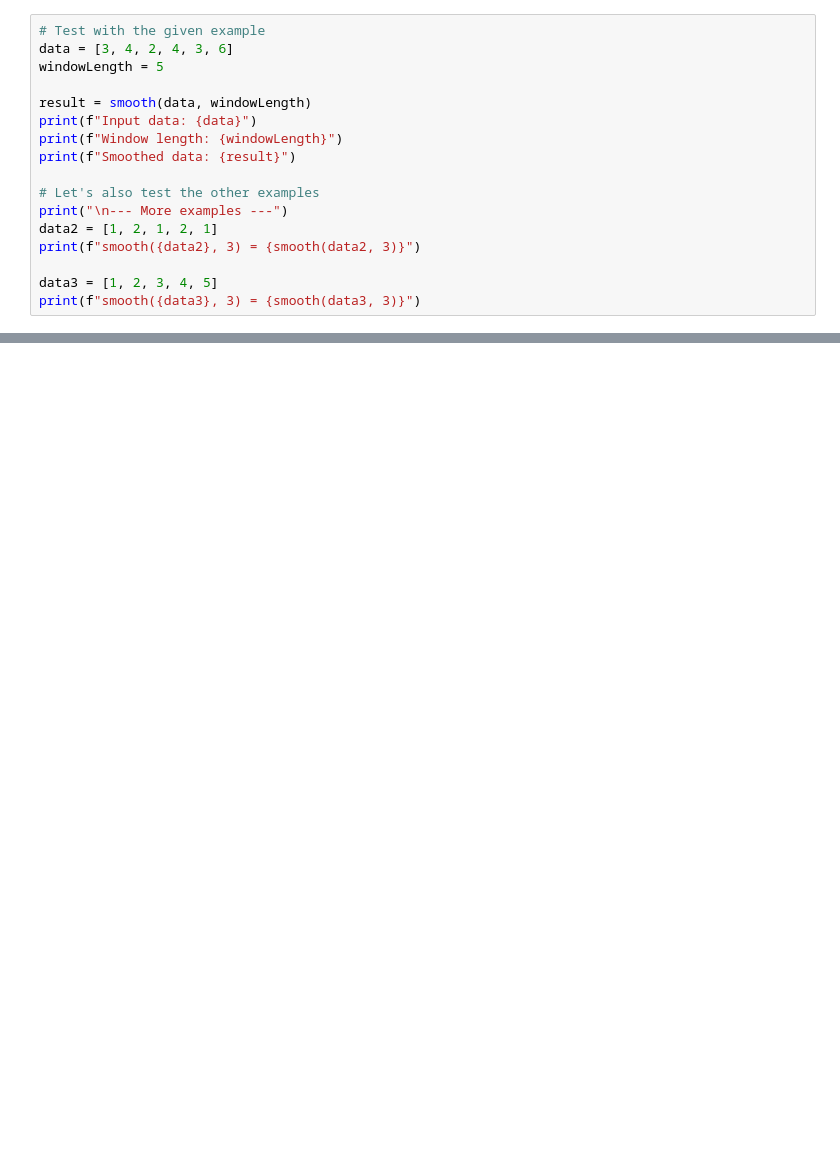
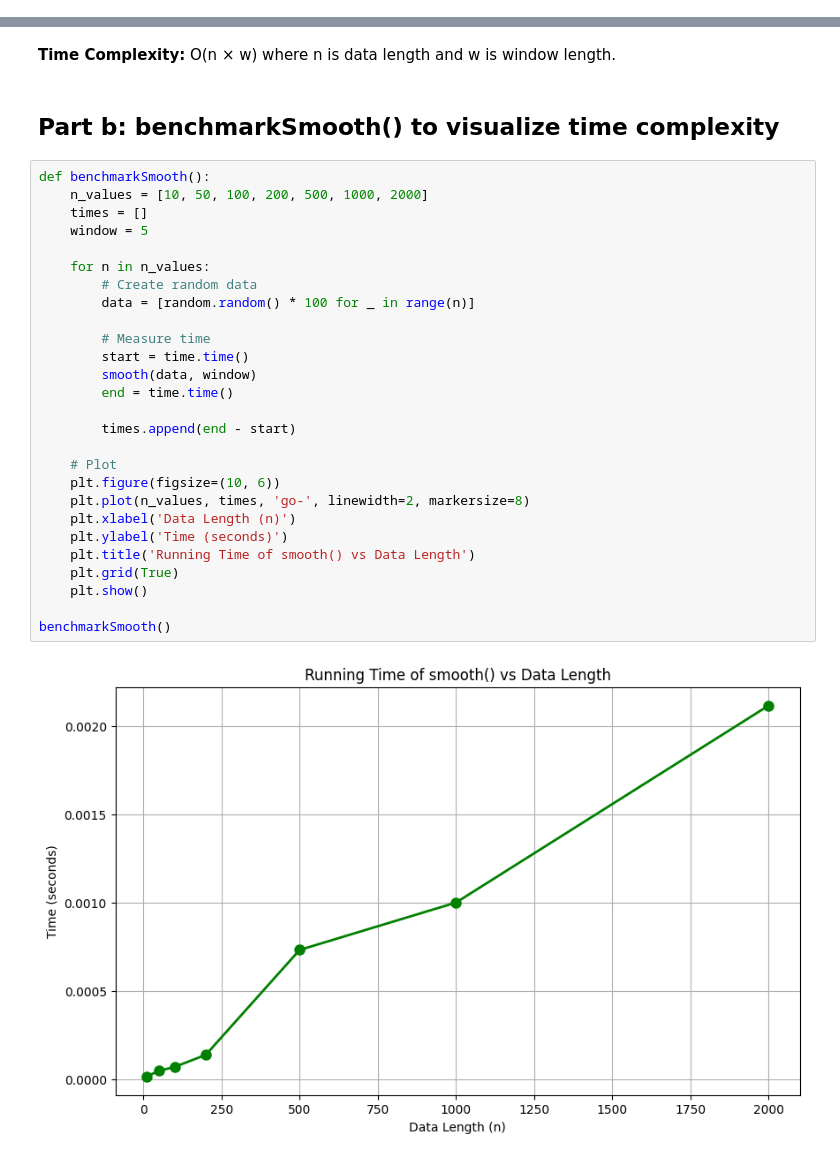
Before and after one commit to Ngozi-uzor/CALIFORNIA-TEST-SCORES-Complete-Statistical-Inference-Project, a Jupyter notebook: Assignment1_Solutions.ipynb, the cells around one changed output, grey strips where cells are left out. Saved outputs shown, nothing was run; the diff lists cells and outputs as text; blank space fills up the shorter version.

```diff
--- a/Assignment1_Solutions.ipynb
+++ b/Assignment1_Solutions.ipynb
@@ -290,17 +2,0 @@ Wait, the expected output shows 4.0 for position 5. Let me reconsider the window
-# %%
-# Test with the given example
-data = [3, 4, 2, 4, 3, 6]
-windowLength = 5
-
-result = smooth(data, windowLength)
-print(f"Input data: {data}")
-print(f"Window length: {windowLength}")
-print(f"Smoothed data: {result}")
-
-# Let's also test the other examples
-print("\n--- More examples ---")
-data2 = [1, 2, 1, 2, 1]
-print(f"smooth({data2}, 3) = {smooth(data2, 3)}")
-
-data3 = [1, 2, 3, 4, 5]
-print(f"smooth({data3}, 3) = {smooth(data3, 3)}")
@@ -836,0 +158,34 @@ print(f"\nVerification using set: {len(set(sample_integers))}")
+# %% [markdown]
+**Time Complexity:** O(n × w) where n is data length and w is window length.
+# %% [markdown]
+
+## Part b: benchmarkSmooth() to visualize time complexity
+# %%
+def benchmarkSmooth():
+    n_values = [10, 50, 100, 200, 500, 1000, 2000]
+    times = []
+    window = 5
+
+    for n in n_values:
+        # Create random data
+        data = [random.random() * 100 for _ in range(n)]
+
+        # Measure time
+        start = time.time()
+        smooth(data, window)
+        end = time.time()
+
+        times.append(end - start)
+
+    # Plot
+    plt.figure(figsize=(10, 6))
+    plt.plot(n_values, times, 'go-', linewidth=2, markersize=8)
+    plt.xlabel('Data Length (n)')
+    plt.ylabel('Time (seconds)')
+    plt.title('Running Time of smooth() vs Data Length')
+    plt.grid(True)
+    plt.show()
+
+benchmarkSmooth()
+# %% [output]
+[figure, added]
```
Also changed, not shown: parts of 91 cells of this notebook.
